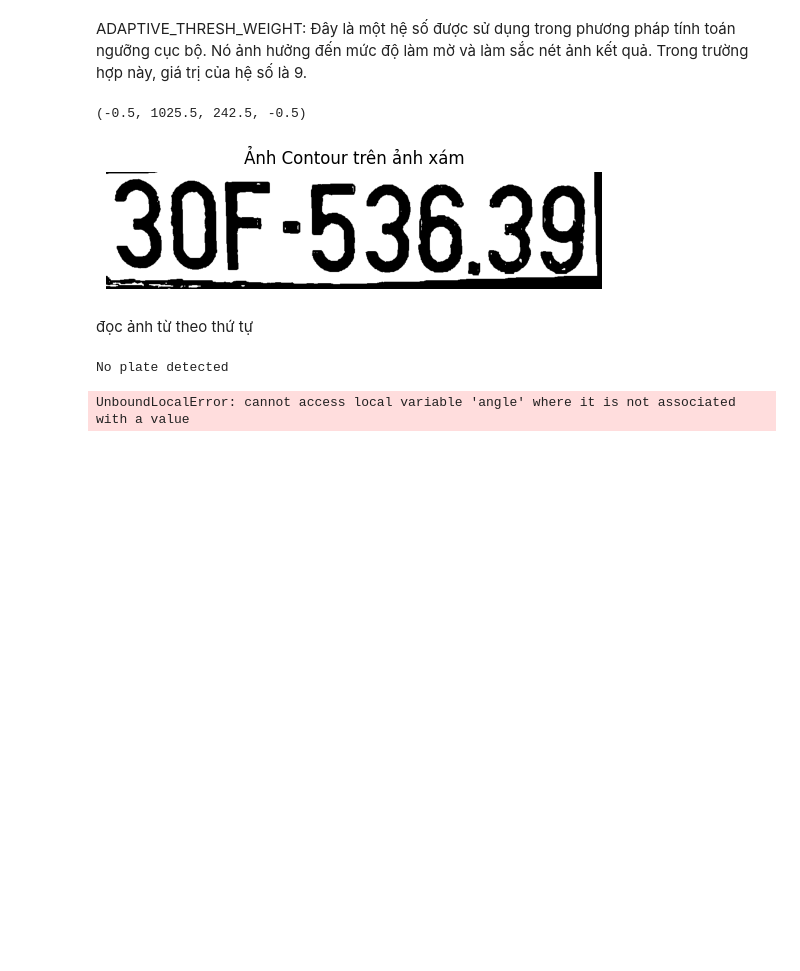
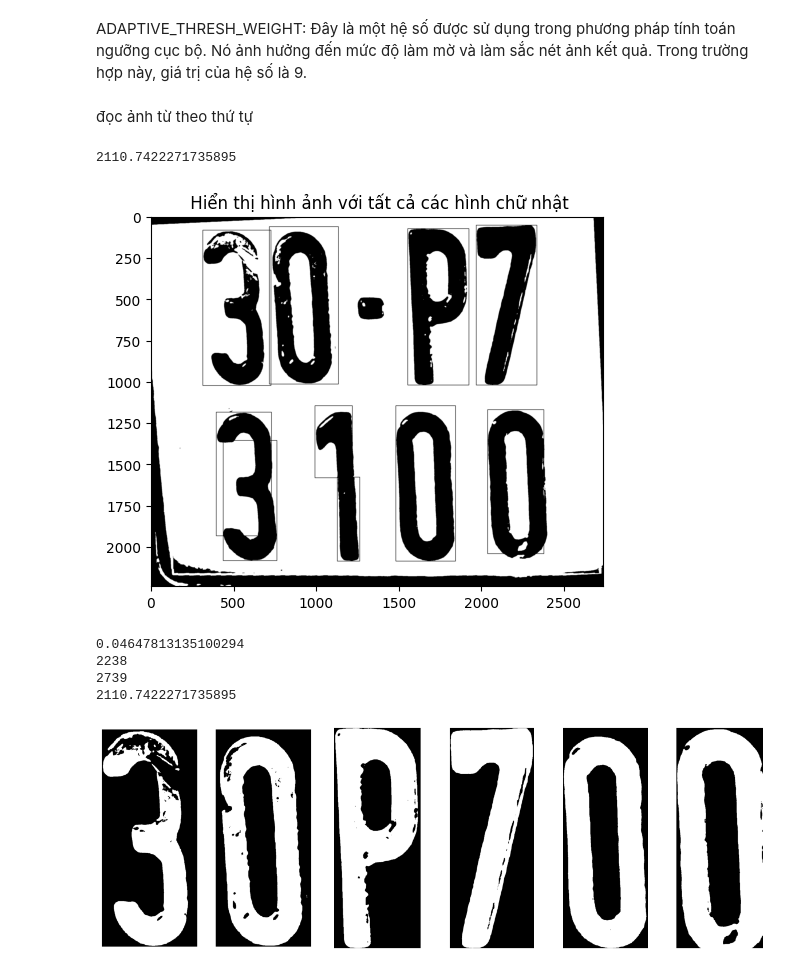
Before and after one commit to tuilaBao03/AI-232IS54A01-Group9, a Jupyter notebook: Làm lại/tach_anh_v3.ipynb, the cells around one changed output. Cells and saved outputs as stored; diff of their text form; code cells hidden in the pictures; blank space fills up the shorter version.

```diff
--- a/Làm lại/tach_anh_v3.ipynb
+++ b/Làm lại/tach_anh_v3.ipynb
@@ -33,18 +33,15 @@ def adjust_brightness_gray(image):
     img = cv2.dilate(img, (3, 3))
     return img
 # %%
-from matplotlib import pyplot as plt
+# from matplotlib import pyplot as plt
 
 
-roi = cv2.imread("output/cropped_plate.jpg")
-roi = adjust_brightness_gray(roi)
+# roi = cv2.imread("output/cropped_plate.jpg")
+# roi = adjust_brightness_gray(roi)
 
-plt.imshow(roi, cmap="gray")
-plt.title("Ảnh Contour trên ảnh xám")
-plt.axis("off")
+# plt.imshow(roi, cmap="gray")
+# plt.title("Ảnh Contour trên ảnh xám")
+# plt.axis("off")
-# %% [output]
-(-0.5, 1025.5, 242.5, -0.5)
-[figure, removed]
 # %%
 import cv2
 import numpy as np
@@ -356,18 +353,23 @@ def phantachkytu(path):
     plt.show()
     return tenfile1,tenfile2,gocxoay,height__,weight,height_,line1,line2
 # %%
-path = "image/106.jpg"
+path = "image/86.jpg"
 a,b,gocxoay,h,w,he,line1,line2=phantachkytu(path)
 m = merge_arrays(a,b)
 # print(m)
 print(gocxoay)
 print(h)
 print(w)
 print(he)
 display_images_from_paths(m)
 # %% [output]
-No plate detected
+2110.7422271735895
+[figure, added]
-UnboundLocalError: cannot access local variable 'angle' where it is not associated with a value
+0.04647813135100294
+2238
+2739
+2110.7422271735895
+[figure, added]
 # %%
 from tensorflow.keras.models import load_model
 
```
Also changed, not shown: parts of 2 cells of this notebook, 25 other files.
